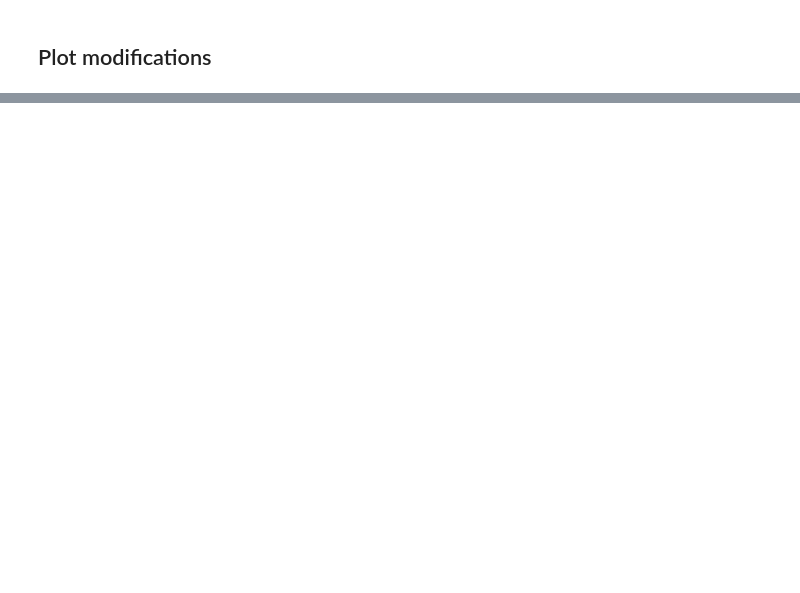
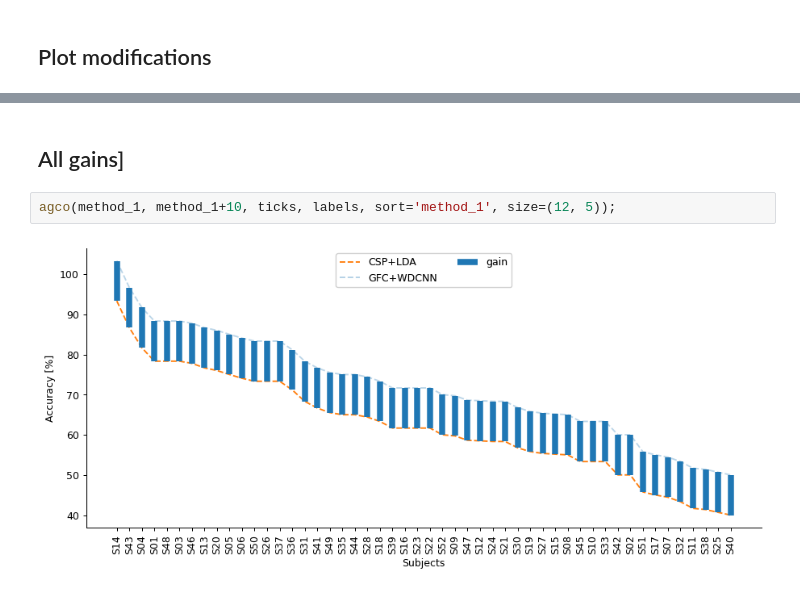
Before and after one commit to UN-GCPDS/python-gcpds.visualizations, a Jupyter notebook: docs/source/notebooks/02-comparison_accuracy_gain.ipynb, the cells around one changed output, grey strips where cells are left out. Drawn from its saved outputs; the diff is of its cells as text; blank space fills up the shorter version.

```diff
--- a/docs/source/notebooks/02-comparison_accuracy_gain.ipynb
+++ b/docs/source/notebooks/02-comparison_accuracy_gain.ipynb
@@ -100,0 +101,6 @@ plt.gca().add_artist(l2);
+# %% [markdown]
+## All gains]
+# %%
+agco(method_1, method_1+10, ticks, labels, sort='method_1', size=(12, 5));
+# %% [output]
+[figure, added]
```
Also changed, not shown: parts of 6 cells of this notebook.
